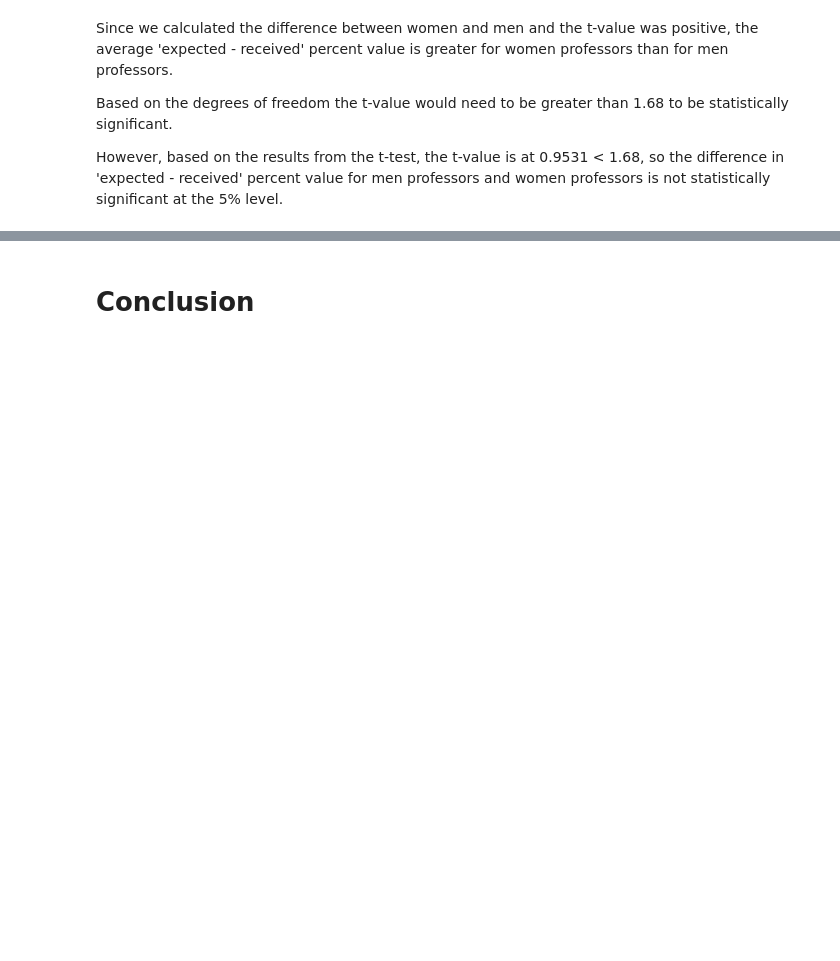
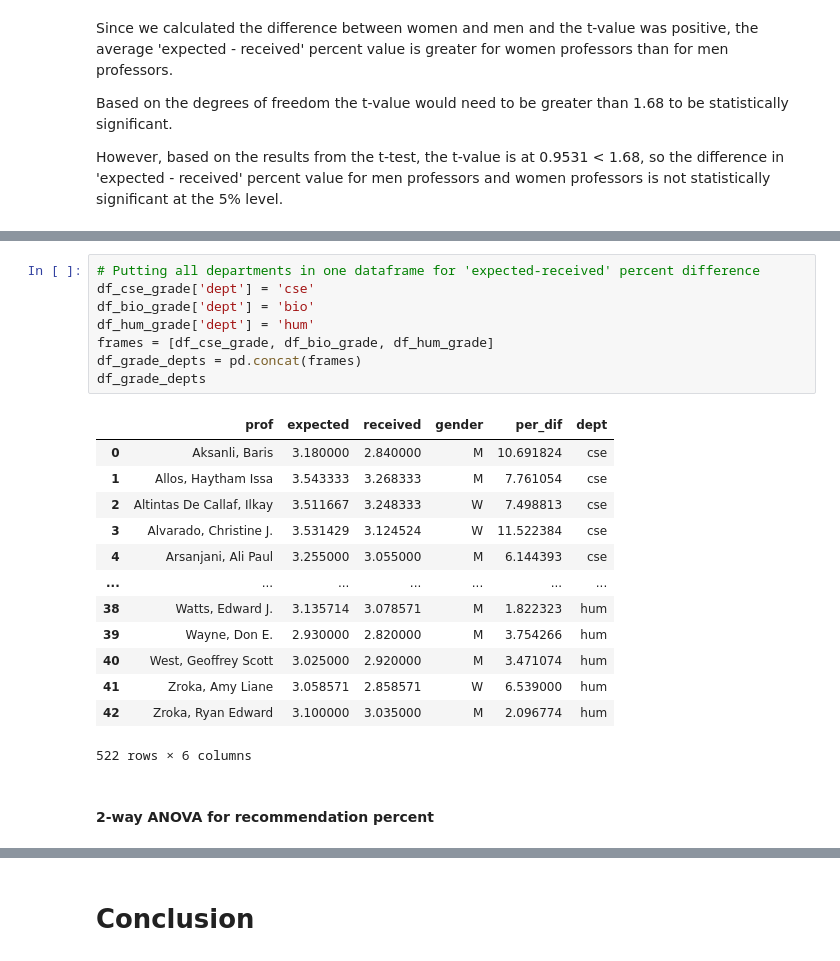
Before and after one commit to nihabhaskar/CSE_194_Project, a Jupyter notebook: Project.ipynb, the cells around one changed output, grey strips where cells are left out. Saved outputs shown, nothing was run; the diff lists cells and outputs as text; blank space fills up the shorter version.

Commit message:
2-way Anova tests

```diff
--- a/Project.ipynb
+++ b/Project.ipynb
@@ -642,0 +696,24 @@ However, based on the results from the t-test, the t-value is at 0.9531 < 1.68,
+# %%
+# Putting all departments in one dataframe for 'expected-received' percent difference
+df_cse_grade['dept'] = 'cse'
+df_bio_grade['dept'] = 'bio'
+df_hum_grade['dept'] = 'hum'
+frames = [df_cse_grade, df_bio_grade, df_hum_grade]
+df_grade_depts = pd.concat(frames)
+df_grade_depts
+# %% [output]
+|  | prof | expected | received | gender | per_dif | dept |
+| 0 | Aksanli, Baris | 3.180000 | 2.840000 | M | 10.691824 | cse |
+| 1 | Allos, Haytham Issa | 3.543333 | 3.268333 | M | 7.761054 | cse |
+| 2 | Altintas De Callaf, Ilkay | 3.511667 | 3.248333 | W | 7.498813 | cse |
+| 3 | Alvarado, Christine J. | 3.531429 | 3.124524 | W | 11.522384 | cse |
+| 4 | Arsanjani, Ali Paul | 3.255000 | 3.055000 | M | 6.144393 | cse |
+| ... | ... | ... | ... | ... | ... | ... |
+| 38 | Watts, Edward J. | 3.135714 | 3.078571 | M | 1.822323 | hum |
+| 39 | Wayne, Don E. | 2.930000 | 2.820000 | M | 3.754266 | hum |
+| 40 | West, Geoffrey Scott | 3.025000 | 2.920000 | M | 3.471074 | hum |
+| 41 | Zroka, Amy Liane | 3.058571 | 2.858571 | W | 6.539000 | hum |
+| 42 | Zroka, Ryan Edward | 3.100000 | 3.035000 | M | 2.096774 | hum |
+522 rows × 6 columns
+# %% [markdown]
+#### 2-way ANOVA for recommendation percent
```
Also changed, not shown: parts of 16 cells of this notebook.
